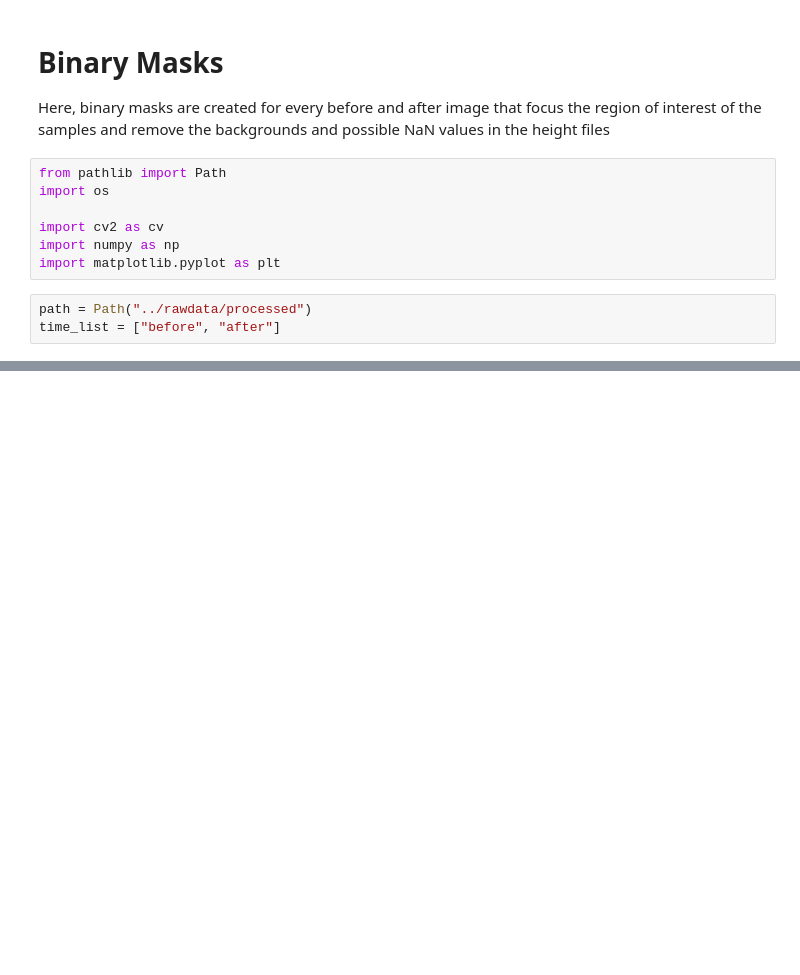
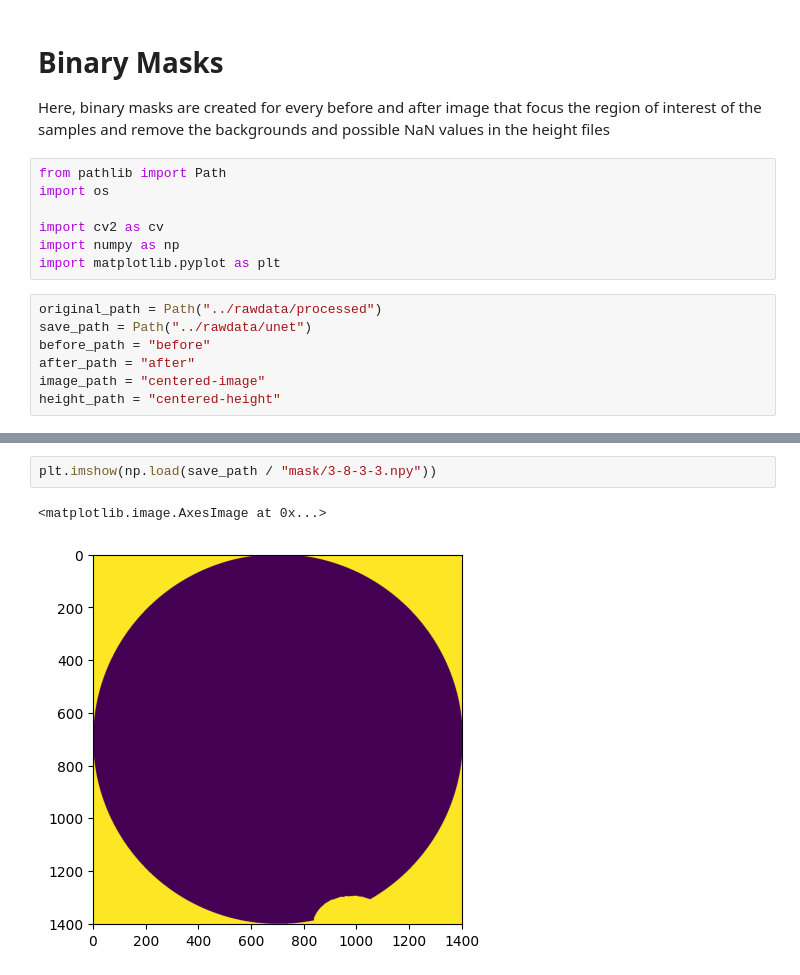
Before and after one commit to lars-dammann/ai2, a Jupyter notebook: preprocess/notebooks/create-mask.ipynb, the cells around one changed output, grey strips where cells are left out. Cells and saved outputs as stored; diff of their text form; blank space fills up the shorter version.

```diff
--- a/preprocess/notebooks/create-mask.ipynb
+++ b/preprocess/notebooks/create-mask.ipynb
@@ -9,5 +9,9 @@ import cv2 as cv
 import numpy as np
 import matplotlib.pyplot as plt
 # %%
-path = Path("../rawdata/processed")
-time_list = ["before", "after"]
+original_path = Path("../rawdata/processed")
+save_path = Path("../rawdata/unet")
+before_path = "before"
+after_path = "after"
+image_path = "centered-image"
+height_path = "centered-height"
@@ -33,0 +53,5 @@ for time in time_list:
+# %%
+plt.imshow(np.load(save_path / "mask/3-8-3-3.npy"))
+# %% [output]
+<matplotlib.image.AxesImage at 0x...>
+[figure, added]
```
Also changed, not shown: parts of 6 cells of this notebook.
